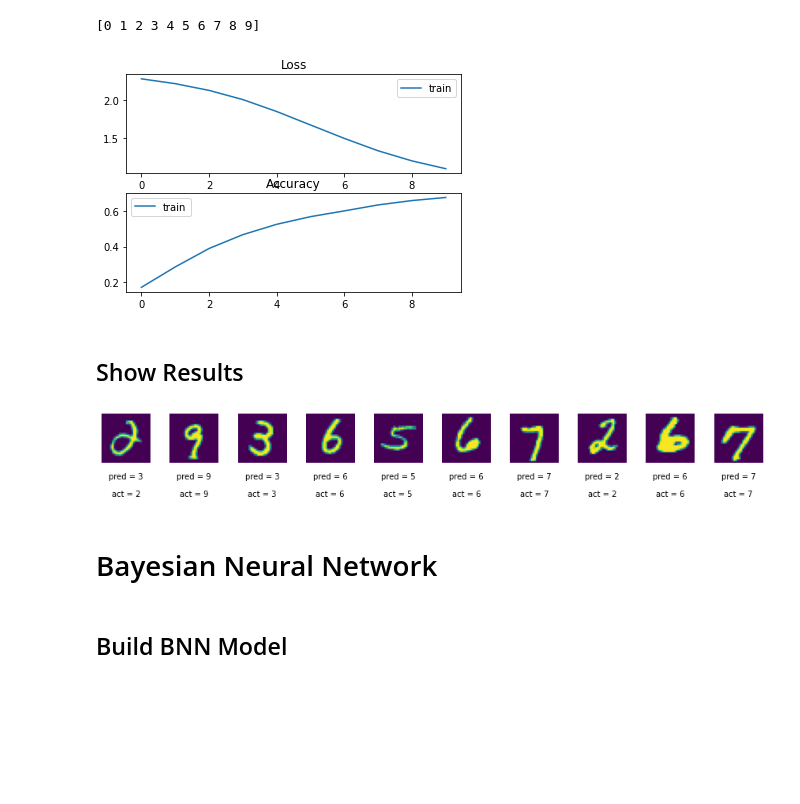
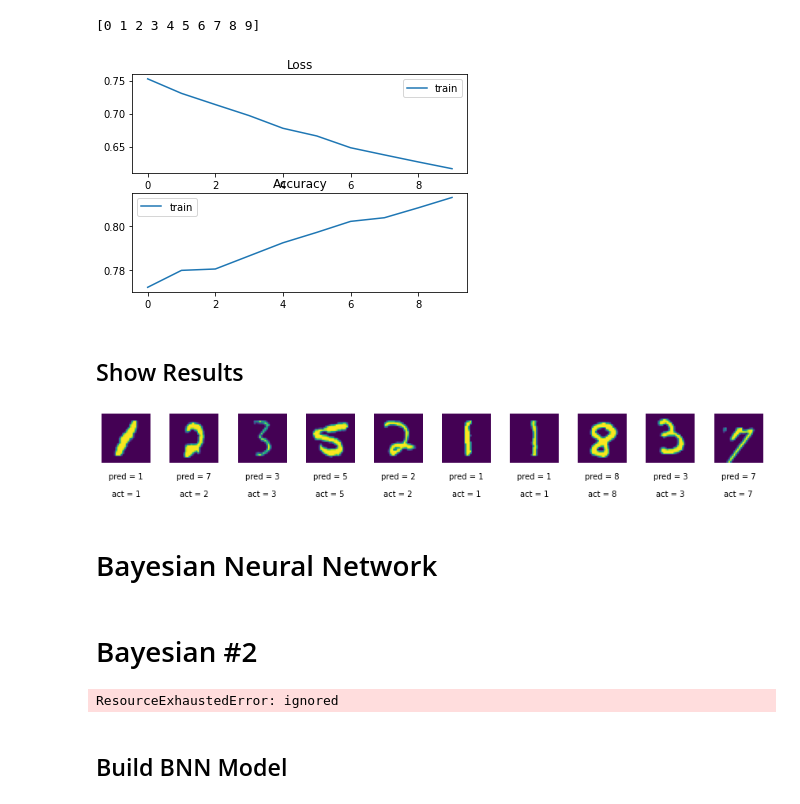
Before and after one commit to changsin/DeepLearning, a Jupyter notebook: bayesian_mnist.ipynb, the cells around one changed output. Drawn from its saved outputs; the diff is of its cells as text; code cells hidden in the pictures; blank space fills up the shorter version.

```diff
--- a/bayesian_mnist.ipynb
+++ b/bayesian_mnist.ipynb
@@ -103,7 +143,7 @@ if data_format == 'channels_first':
 else:
     X_train = X_train.reshape(X_train.shape[0], IMG_ROWS, IMG_COLS, 1)
     X_val = X_val.reshape(X_val.shape[0], IMG_ROWS, IMG_COLS, 1)
-    X_test = x_test.reshape(X_test.shape[0], IMG_ROWS, IMG_COLS, 1)
+    X_test = X_test.reshape(X_test.shape[0], IMG_ROWS, IMG_COLS, 1)
     input_shape = (IMG_ROWS, IMG_COLS, 1)
 # %%
 print(X_train.shape)
@@ -173,9 +217,14 @@ model.compile(optimizer=optimizer, loss=loss, metrics=['accuracy'])
 # %% [markdown]
 Ready for training finally. Let's roll.
 # %%
-history = model.fit(x_train, y_train,
+%%wandb
+class_names = []
+
+history = model.fit(X_train, Y_train,
                     batch_size=BATCH_SIZE,
                     epochs=EPOCHS,
                     verbose=1,
-                    validation_data=(x_test, y_test))
+                    validation_data=(X_val, Y_val),
+                    callbacks=[wandb.keras.WandbCallback(data_type="image",
+                      save_model=False)])
 # %% [output]
@@ -210,10 +260,10 @@ model.evaluate(x_test, y_test)
 CLASS_NAMES = np.array([0, 1, 2, 3, 4, 5, 6, 7, 8, 9])
 print(CLASS_NAMES)
 
-preds = model.predict(x_test)
+preds = model.predict(X_test)
 
 preds_single = CLASS_NAMES[np.argmax(preds, axis = -1)]
-actual_single = CLASS_NAMES[np.argmax(y_test, axis = -1)]
+actual_single = CLASS_NAMES[np.argmax(Y_test, axis = -1)]
 # %% [output]
 [0 1 2 3 4 5 6 7 8 9]
 # %%
@@ -230,27 +280,60 @@ plt.plot(history.history['accuracy'], label='train')
 plt.legend()
 plt.show()
 # %% [output]
-[figure, old version]
+[figure, new version]
 # %% [markdown]
 ## Show Results
 # %%
 n_to_show = 10
-indices = np.random.choice(range(len(x_test)), n_to_show)
+indices = np.random.choice(range(len(X_test)), n_to_show)
 
 fig = plt.figure(figsize=(15, 3))
 fig.subplots_adjust(hspace=0.4, wspace=0.4)
 
 for i, idx in enumerate(indices):
-    img = x_test[idx]
+    img = X_test[idx]
     ax = fig.add_subplot(1, n_to_show, i+1)
     ax.axis('off')
     ax.text(0.5, -0.35, 'pred = ' + str(preds_single[idx]), fontsize=10, ha='center', transform=ax.transAxes)
     ax.text(0.5, -0.7, 'act = ' + str(actual_single[idx]), fontsize=10, ha='center', transform=ax.transAxes)
     ax.imshow(np.squeeze(img))
 # %% [output]
-[figure, old version]
+[figure, new version]
 # %% [markdown]
 # Bayesian Neural Network
+# %% [markdown]
+# Bayesian #2
+# %%
+# from tensorflow.keras.layers import Conv2D, Dense, Dropout, Flatten, MaxPooling2D
+tfk = tf.keras
+
+# Define prior for regularization.
+prior = tfd.Independent(
+    tfd.Normal(loc=tf.zeros(len(Y_train), dtype=tf.float32),
+               scale=1.0),
+               reinterpreted_batch_ndims=1)
+
+regularizer = tfp.layers.KLDivergenceRegularizer(prior, weight=1/BATCH_SIZE)
+
+# Define model instance.
+model_bayes2 = Sequential([
+      tfk.layers.InputLayer(input_shape=(len(X_train),), name="input"),
+      tfk.layers.Dense(10, activation="relu", name="dense_1"),
+      tfk.layers.Dense(
+          tfp.layers.MultivariateNormalTriL.params_size(len(Y_train)),
+          activation=None, name="distribution_weights"),
+      tfp.layers.MultivariateNormalTriL(len(Y_train),
+        activity_regularizer=regularizer, name="output")
+    ],
+    name="model")
+# Compile model.
+model_bayes2.compile(optimizer="adam", loss=neg_log_likelihood)
+# Run training session.
+model_bayes2.fit(X_train, epochs=EPOCHS, validation_data=X_test, verbose=False)
+# Describe model.
+model_bayes2.summary()
+# %% [output]
+ResourceExhaustedError: ignored
 # %% [markdown]
 
 ## Build BNN Model
```
Also changed, not shown: parts of 20 cells of this notebook.
